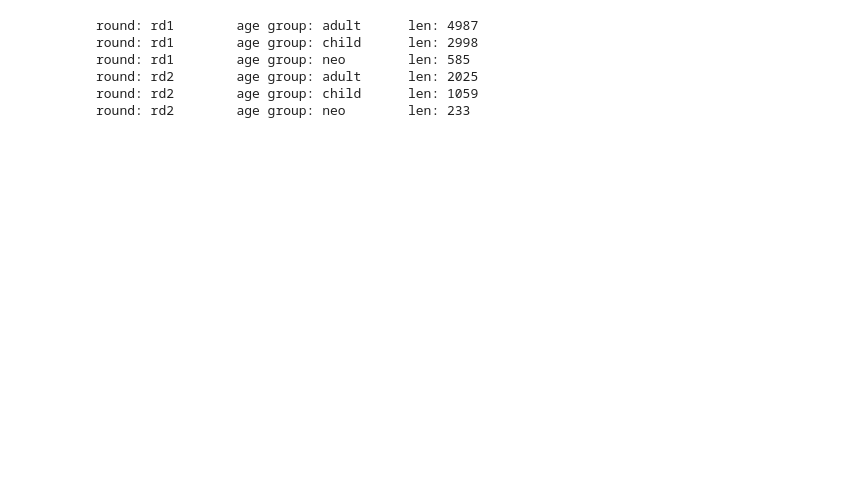
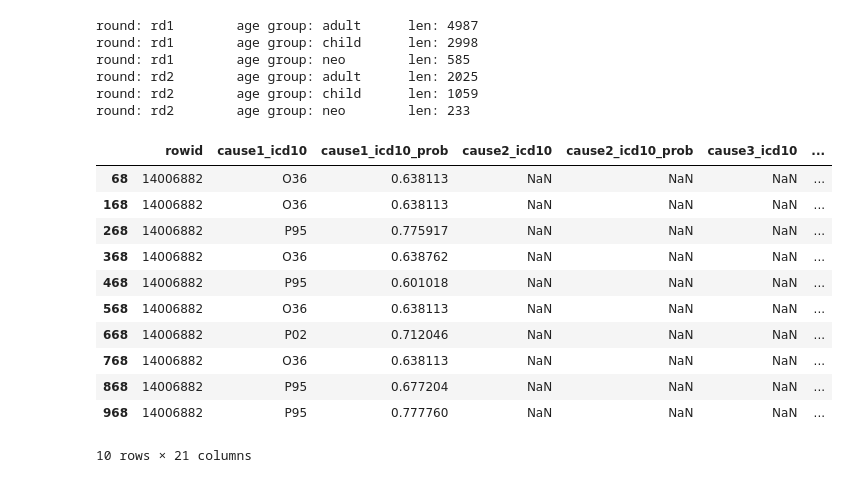
Before and after one commit to danieljai/proj_rapid_healsl_chatgpt, a Jupyter notebook: notebook/Step04_repeat_responses_analysis.ipynb, the cells around one changed output. Drawn from its saved outputs; the diff is of its cells as text; code cells hidden in the pictures; blank space fills up the shorter version.

```diff
--- a/notebook/Step04_repeat_responses_analysis.ipynb
+++ b/notebook/Step04_repeat_responses_analysis.ipynb
@@ -188,3 +183,18 @@ round: rd1        age group: neo        len: 585
 round: rd2        age group: adult      len: 2025
 round: rd2        age group: child      len: 1059
 round: rd2        age group: neo        len: 233
+# %%
+df[df.rowid == 14006882]
+# %% [output]
+|  | rowid | cause1_icd10 | cause1_icd10_prob | cause2_icd10 | cause2_icd10_prob | cause3_icd10 | ... |
+| 68 | 14006882 | O36 | 0.638113 | NaN | NaN | NaN | ... |
+| 168 | 14006882 | O36 | 0.638113 | NaN | NaN | NaN | ... |
+| 268 | 14006882 | P95 | 0.775917 | NaN | NaN | NaN | ... |
+| 368 | 14006882 | O36 | 0.638762 | NaN | NaN | NaN | ... |
+| 468 | 14006882 | P95 | 0.601018 | NaN | NaN | NaN | ... |
+| 568 | 14006882 | O36 | 0.638113 | NaN | NaN | NaN | ... |
+| 668 | 14006882 | P02 | 0.712046 | NaN | NaN | NaN | ... |
+| 768 | 14006882 | O36 | 0.638113 | NaN | NaN | NaN | ... |
+| 868 | 14006882 | P95 | 0.677204 | NaN | NaN | NaN | ... |
+| 968 | 14006882 | P95 | 0.777760 | NaN | NaN | NaN | ... |
+10 rows × 21 columns
```
Also changed, not shown: parts of 17 cells of this notebook.
